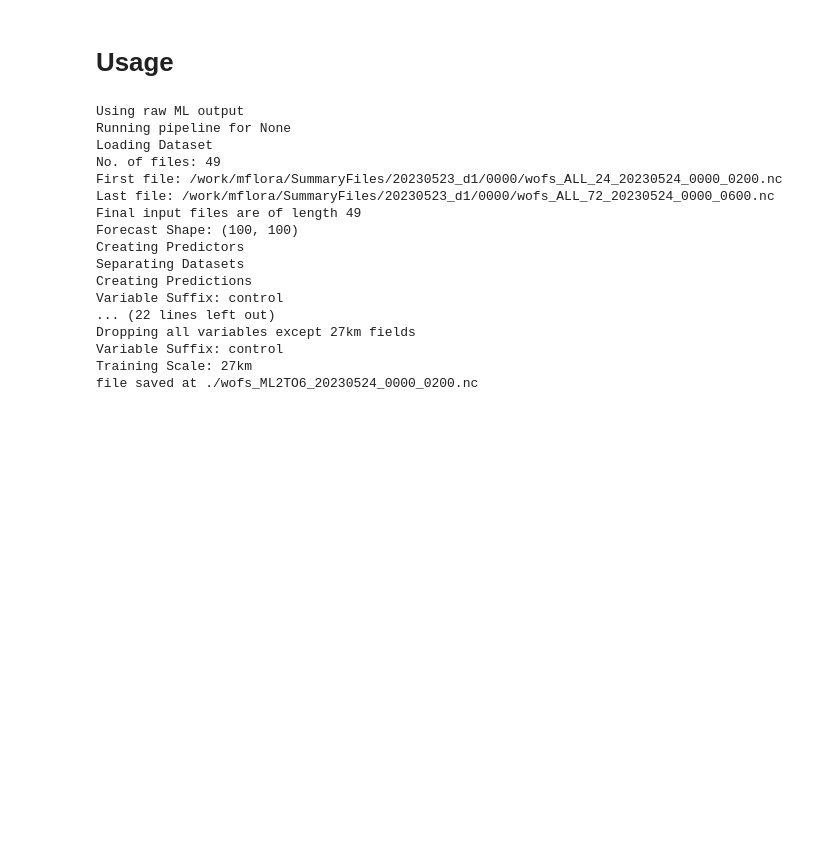
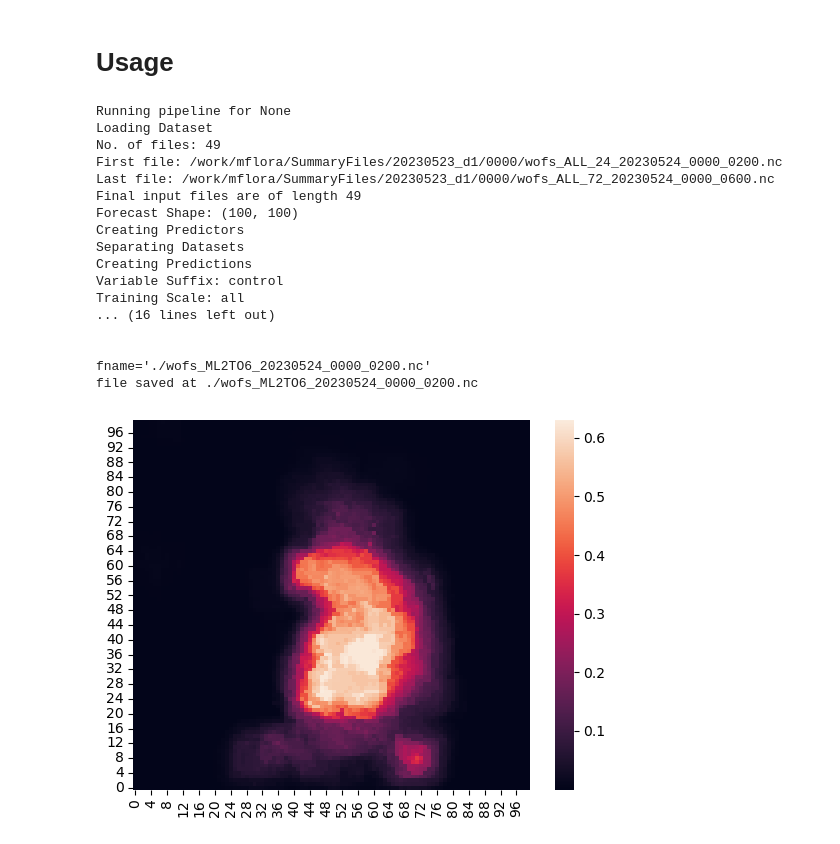
Before and after one commit to NOAA-National-Severe-Storms-Laboratory/frdd-wofs-ml-w2w, a Jupyter notebook: notebooks/wofs_ML_2to6_op_pipeline.ipynb, the cells around one changed output. Cells and saved outputs as stored; diff of their text form; code cells hidden in the pictures; blank space fills up the shorter version.

```diff
--- a/notebooks/wofs_ML_2to6_op_pipeline.ipynb
+++ b/notebooks/wofs_ML_2to6_op_pipeline.ipynb
@@ -381,8 +409,7 @@ model_dics = [{'name':'hist','prefix':'sfe','train':'all','hazard':'all','target
 # %%
-obj = wofs_ml_2to6(files, ml_dir, '.', model_dics=model_dics, verbose=1, baseline_dir = None, save_predictors=False, **{'no_calibration':True})
-X, X_bl, meta, ml_preds, bl_preds = obj.run_pipeline() #, pred, bl_preds = obj.run_pipeline()
+obj = wofs_ml_2to6(files, ml_dir, '.', model_dics=model_dics, verbose=1, baseline_dir = None, save_predictors=False)
+fname = obj.run_pipeline()
 # %% [output]
-Using raw ML output
 Running pipeline for None
 Loading Dataset
 No. of files: 49
@@ -394,8 +421,21 @@ Creating Predictors
 Separating Datasets
 Creating Predictions
 Variable Suffix: control
-... (22 lines left out)
-Dropping all variables except 27km fields
-Variable Suffix: control
-Training Scale: 27km
+Training Scale: all
+... (16 lines left out)
+
+
+fname='./wofs_ML2TO6_20230524_0000_0200.nc'
 file saved at ./wofs_ML2TO6_20230524_0000_0200.nc
+# %%
+%matplotlib inline
+import xarray
+import matplotlib.pyplot as plt
+import seaborn
+ds = xarray.load_dataset('wofs_ML2TO6_20230524_0000_0200.nc')
+fig, ax =plt.subplots()
+seaborn.heatmap(ds['Sev_all_predictor_scale_all_predictor_type_control_unsmoothed'])
+ax.invert_yaxis()
+plt.show()
+# %% [output]
+[figure, added]
```
Also changed, not shown: parts of 5 cells of this notebook, 1 other file.
